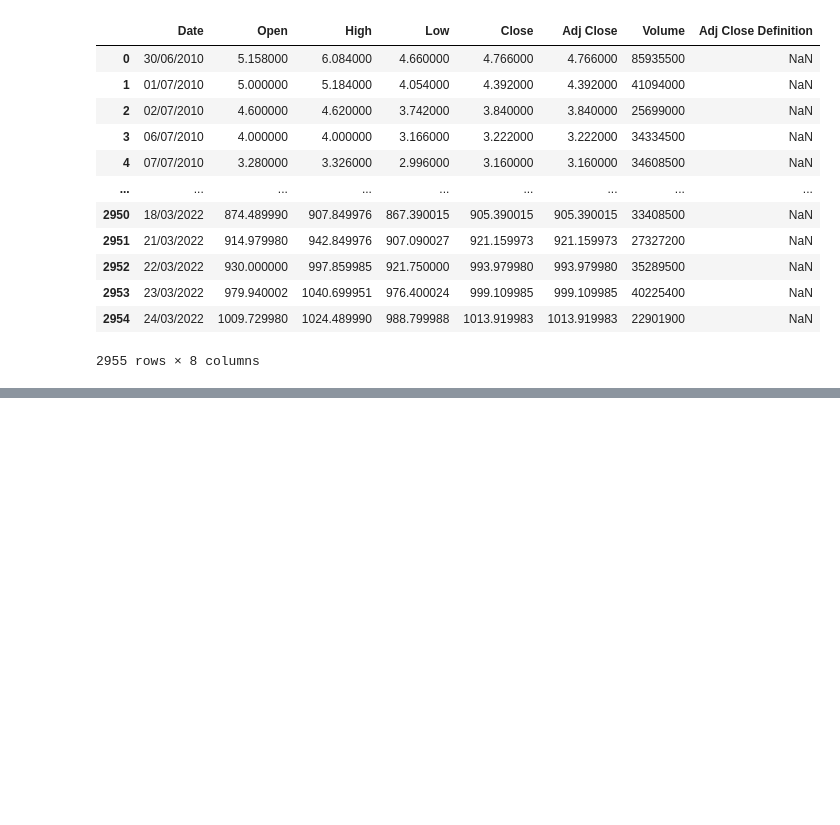
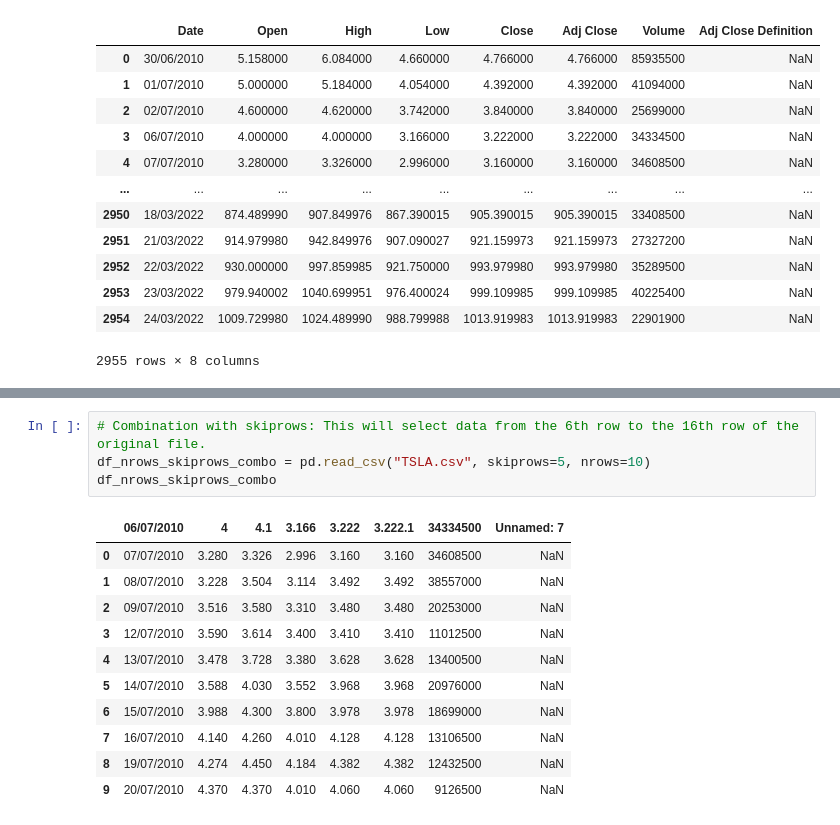
Before and after one commit to MoeedKhan-AMK/Pandas, a Jupyter notebook: Chapter2_Read_Write_excel_csv_files/program.ipynb, the cells around one changed output, grey strips where cells are left out. Cells and saved outputs as stored; diff of their text form; blank space fills up the shorter version.

```diff
--- a/Chapter2_Read_Write_excel_csv_files/program.ipynb
+++ b/Chapter2_Read_Write_excel_csv_files/program.ipynb
@@ -66,0 +90,16 @@ df_custom_name
+# %%
+# Combination with skiprows: This will select data from the 6th row to the 16th row of the original file.
+df_nrows_skiprows_combo = pd.read_csv("TSLA.csv", skiprows=5, nrows=10)
+df_nrows_skiprows_combo
+# %% [output]
+|  | 06/07/2010 | 4 | 4.1 | 3.166 | 3.222 | 3.222.1 | 34334500 | Unnamed: 7 |
+| 0 | 07/07/2010 | 3.280 | 3.326 | 2.996 | 3.160 | 3.160 | 34608500 | NaN |
+| 1 | 08/07/2010 | 3.228 | 3.504 | 3.114 | 3.492 | 3.492 | 38557000 | NaN |
+| 2 | 09/07/2010 | 3.516 | 3.580 | 3.310 | 3.480 | 3.480 | 20253000 | NaN |
+| 3 | 12/07/2010 | 3.590 | 3.614 | 3.400 | 3.410 | 3.410 | 11012500 | NaN |
+| 4 | 13/07/2010 | 3.478 | 3.728 | 3.380 | 3.628 | 3.628 | 13400500 | NaN |
+| 5 | 14/07/2010 | 3.588 | 4.030 | 3.552 | 3.968 | 3.968 | 20976000 | NaN |
+| 6 | 15/07/2010 | 3.988 | 4.300 | 3.800 | 3.978 | 3.978 | 18699000 | NaN |
+| 7 | 16/07/2010 | 4.140 | 4.260 | 4.010 | 4.128 | 4.128 | 13106500 | NaN |
+| 8 | 19/07/2010 | 4.274 | 4.450 | 4.184 | 4.382 | 4.382 | 12432500 | NaN |
+| 9 | 20/07/2010 | 4.370 | 4.370 | 4.010 | 4.060 | 4.060 | 9126500 | NaN |
```
Also changed, not shown: parts of 4 cells of this notebook.
